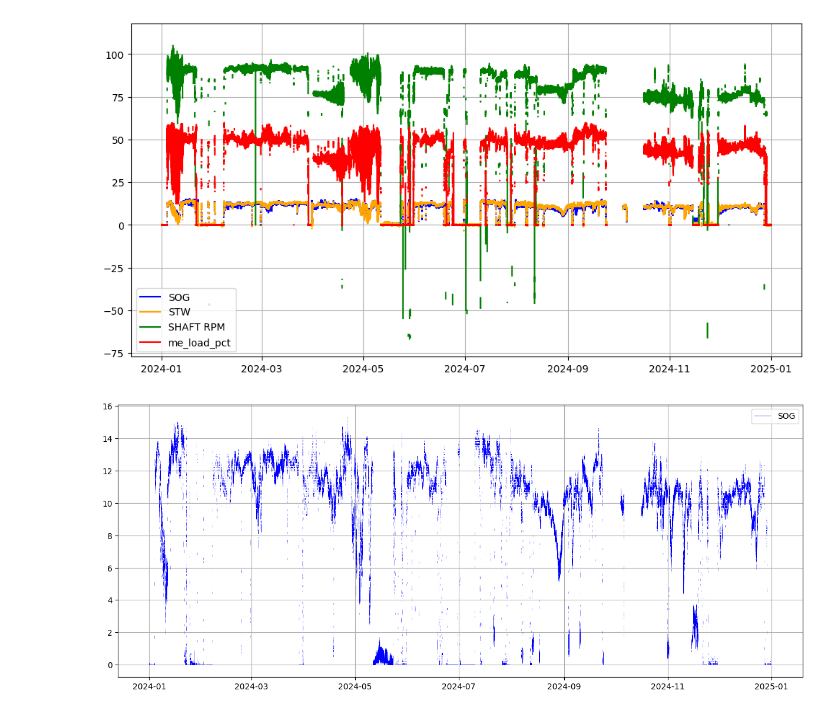
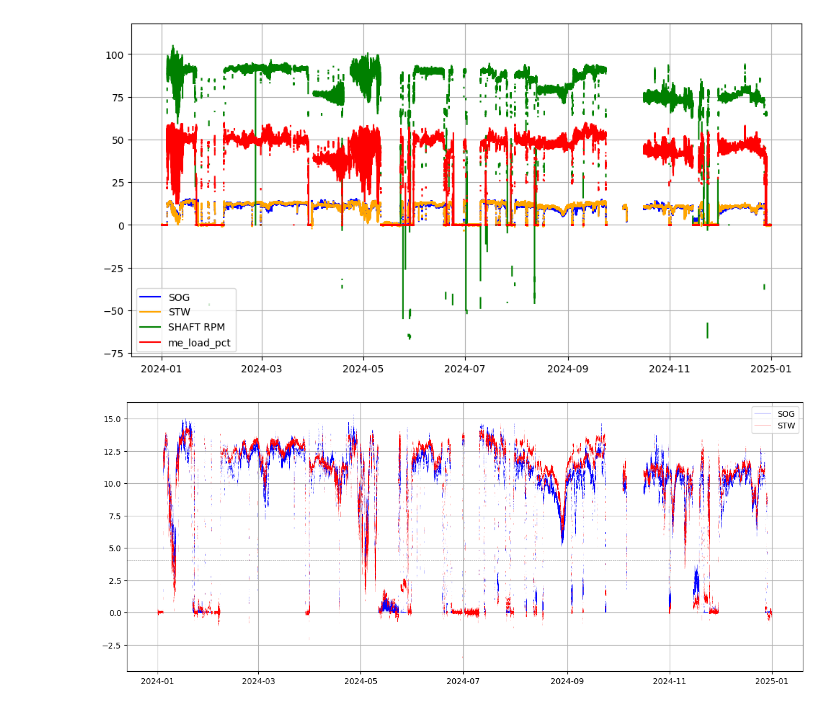
Before and after one commit to milospil/AppliedDS-Gr4, a Jupyter notebook: notebooks/energy_comparison/trips.ipynb, the cells around one changed output. Cells and saved outputs as stored; diff of their text form; code cells hidden in the pictures.

```diff
--- a/notebooks/energy_comparison/trips.ipynb
+++ b/notebooks/energy_comparison/trips.ipynb
@@ -46,8 +29,10 @@ plt.show()
 # %%
 plt.figure(figsize=(15, 6))
 plt.grid(True)
-plt.plot(metrics_wide["timestamp"].to_numpy(), metrics_wide["sog_kn"].to_numpy(), color = "blue", label = "SOG", linewidth=0.25)
-plt.legend()
+plt.plot(metrics_wide["timestamp"].to_numpy(), metrics_wide["sog_kn"].to_numpy(), color = "blue", label = "SOG", lw=0.25)
+plt.plot(metrics_wide["timestamp"].to_numpy(), metrics_wide["stw_kn"].to_numpy(), color = "red", label = "STW", lw=0.25)
+plt.axhline(4, color = "black", ls = "--", lw = 0.5)
+plt.legend(loc= "upper right")
 plt.show()
 # %% [output]
-[figure, old version]
+[figure, new version]
```
Also changed, not shown: parts of 3 cells of this notebook.
